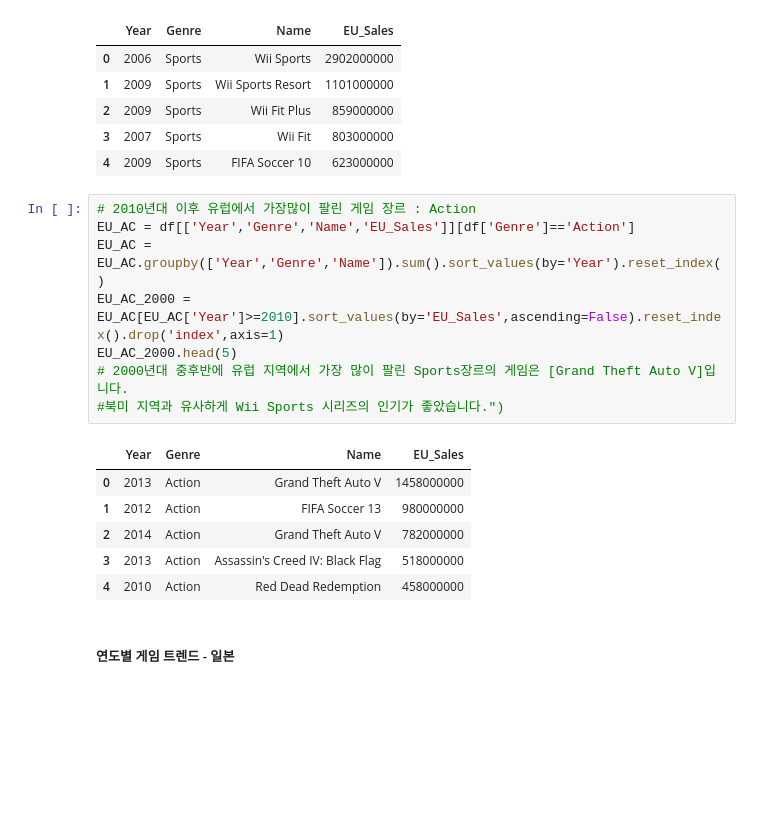
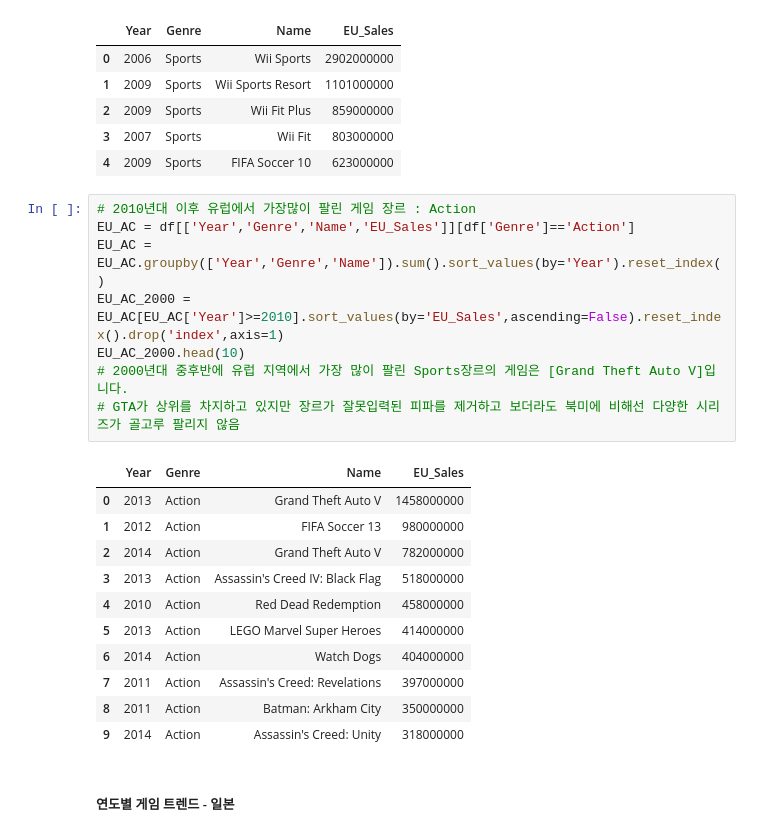
Before and after one commit to SANGJI-PARK/Codestates_Project, a Jupyter notebook: [Section1_Project]Games.ipynb, the cells around one changed output. Drawn from its saved outputs; the diff is of its cells as text; blank space fills up the shorter version.

```diff
--- a/[Section1_Project]Games.ipynb
+++ b/[Section1_Project]Games.ipynb
@@ -388,18 +367,23 @@ EU_SP_0510.head(5)
 # %%
 # 2010년대 이후 유럽에서 가장많이 팔린 게임 장르 : Action
 EU_AC = df[['Year','Genre','Name','EU_Sales']][df['Genre']=='Action']
 EU_AC = EU_AC.groupby(['Year','Genre','Name']).sum().sort_values(by='Year').reset_index()
 EU_AC_2000 = EU_AC[EU_AC['Year']>=2010].sort_values(by='EU_Sales',ascending=False).reset_index().drop('index',axis=1)
-EU_AC_2000.head(5)
+EU_AC_2000.head(10)
 # 2000년대 중후반에 유럽 지역에서 가장 많이 팔린 Sports장르의 게임은 [Grand Theft Auto V]입니다.
-#북미 지역과 유사하게 Wii Sports 시리즈의 인기가 좋았습니다.")
+# GTA가 상위를 차지하고 있지만 장르가 잘못입력된 피파를 제거하고 보더라도 북미에 비해선 다양한 시리즈가 골고루 팔리지 않음
 # %% [output]
 |  | Year | Genre | Name | EU_Sales |
 | 0 | 2013 | Action | Grand Theft Auto V | 1458000000 |
 | 1 | 2012 | Action | FIFA Soccer 13 | 980000000 |
 | 2 | 2014 | Action | Grand Theft Auto V | 782000000 |
 | 3 | 2013 | Action | Assassin's Creed IV: Black Flag | 518000000 |
 | 4 | 2010 | Action | Red Dead Redemption | 458000000 |
+| 5 | 2013 | Action | LEGO Marvel Super Heroes | 414000000 |
+| 6 | 2014 | Action | Watch Dogs | 404000000 |
+| 7 | 2011 | Action | Assassin's Creed: Revelations | 397000000 |
+| 8 | 2011 | Action | Batman: Arkham City | 350000000 |
+| 9 | 2014 | Action | Assassin's Creed: Unity | 318000000 |
 # %% [markdown]
 ##### 연도별 게임 트렌드 - 일본
 # %%
```
Also changed, not shown: parts of 8 cells of this notebook.
